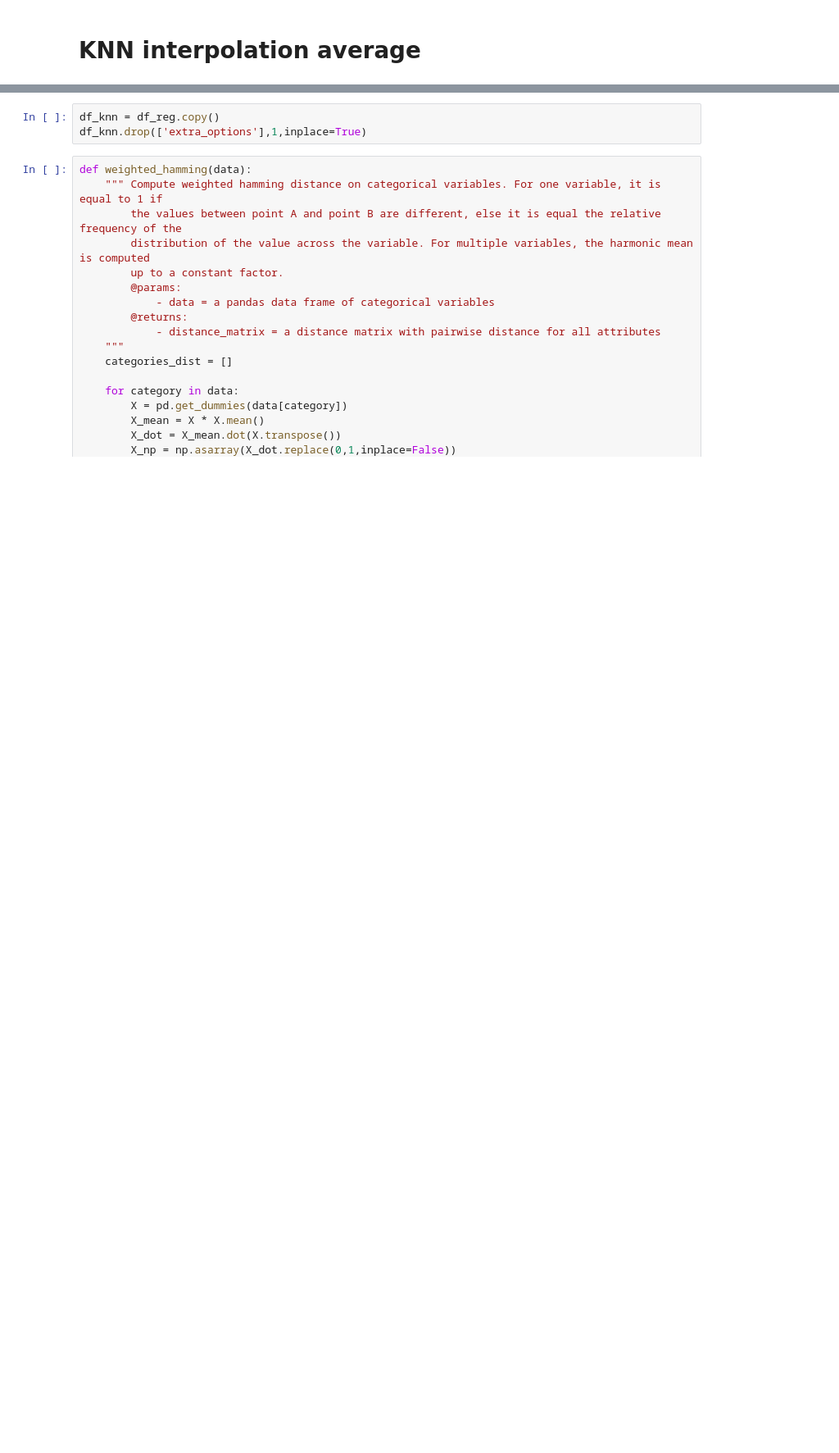
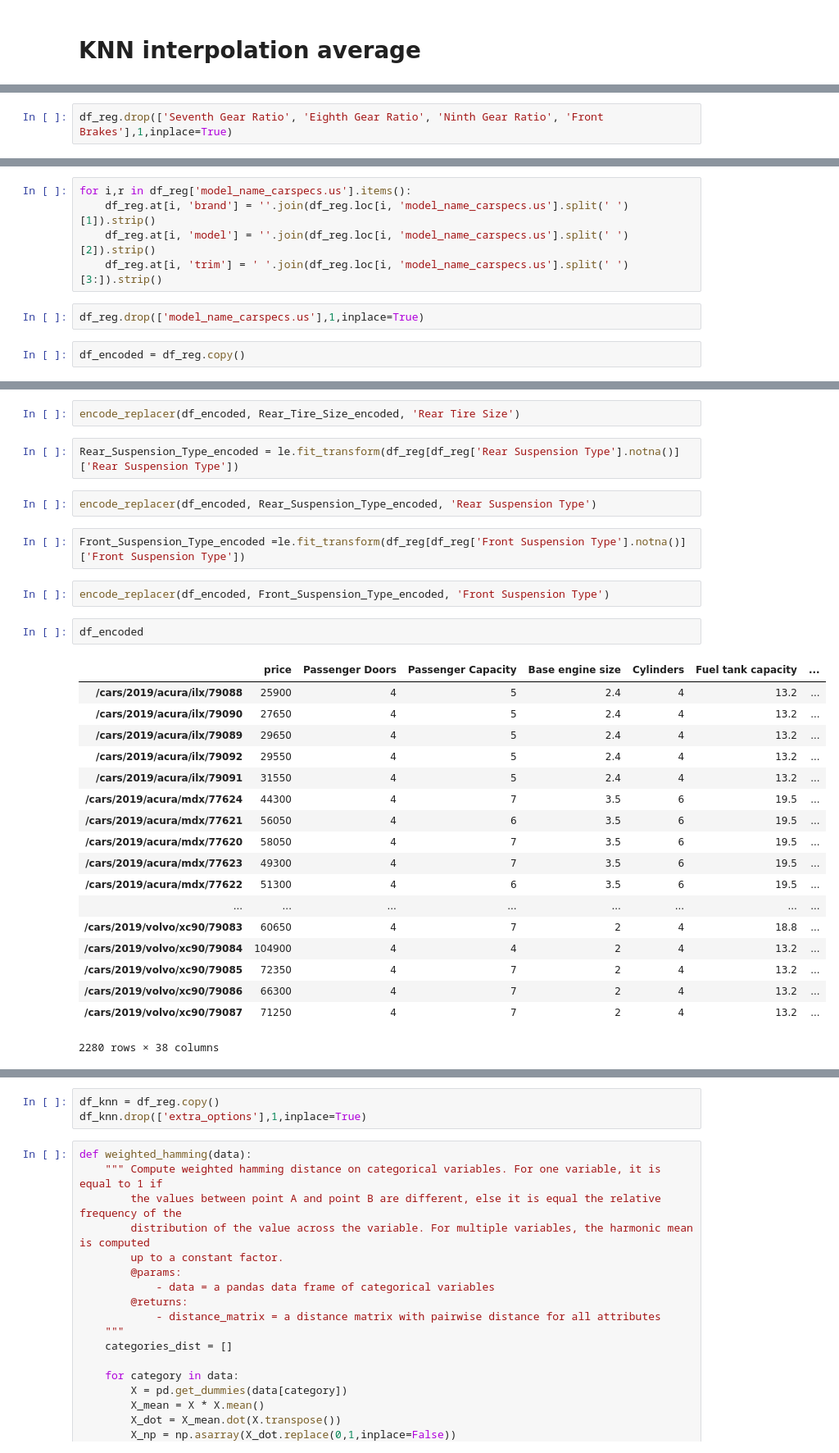
Before and after one commit to oqusous/car_recommendation_, a Jupyter notebook: 01_data_KNN_reg_cla.ipynb, the cells around one changed output, grey strips where cells are left out. Shown at 82% size. Cells and saved outputs as stored; diff of their text form; blank space fills up the shorter version.

```diff
--- a/01_data_KNN_reg_cla.ipynb
+++ b/01_data_KNN_reg_cla.ipynb
@@ -210,0 +756,2 @@ array([[4],
+# %%
+df_reg.drop(['Seventh Gear Ratio', 'Eighth Gear Ratio', 'Ninth Gear Ratio', 'Front Brakes'],1,inplace=True)
@@ -210,0 +790,9 @@ array([[4],
+# %%
+for i,r in df_reg['model_name_carspecs.us'].items():
+    df_reg.at[i, 'brand'] = ''.join(df_reg.loc[i, 'model_name_carspecs.us'].split(' ')[1]).strip()
+    df_reg.at[i, 'model'] = ''.join(df_reg.loc[i, 'model_name_carspecs.us'].split(' ')[2]).strip()
+    df_reg.at[i, 'trim'] = ' '.join(df_reg.loc[i, 'model_name_carspecs.us'].split(' ')[3:]).strip()
+# %%
+df_reg.drop(['model_name_carspecs.us'],1,inplace=True)
+# %%
+df_encoded = df_reg.copy()
@@ -210,0 +838,31 @@ array([[4],
+# %%
+encode_replacer(df_encoded, Rear_Tire_Size_encoded, 'Rear Tire Size')
+# %%
+Rear_Suspension_Type_encoded = le.fit_transform(df_reg[df_reg['Rear Suspension Type'].notna()]['Rear Suspension Type'])
+# %%
+encode_replacer(df_encoded, Rear_Suspension_Type_encoded, 'Rear Suspension Type')
+# %%
+Front_Suspension_Type_encoded =le.fit_transform(df_reg[df_reg['Front Suspension Type'].notna()]['Front Suspension Type'])
+# %%
+encode_replacer(df_encoded, Front_Suspension_Type_encoded, 'Front Suspension Type')
+# %%
+df_encoded
+# %% [output]
+|  | price | Passenger Doors | Passenger Capacity | Base engine size | Cylinders | Fuel tank capacity | ... |
+| /cars/2019/acura/ilx/79088 | 25900 | 4 | 5 | 2.4 | 4 | 13.2 | ... |
+| /cars/2019/acura/ilx/79090 | 27650 | 4 | 5 | 2.4 | 4 | 13.2 | ... |
+| /cars/2019/acura/ilx/79089 | 29650 | 4 | 5 | 2.4 | 4 | 13.2 | ... |
+| /cars/2019/acura/ilx/79092 | 29550 | 4 | 5 | 2.4 | 4 | 13.2 | ... |
+| /cars/2019/acura/ilx/79091 | 31550 | 4 | 5 | 2.4 | 4 | 13.2 | ... |
+| /cars/2019/acura/mdx/77624 | 44300 | 4 | 7 | 3.5 | 6 | 19.5 | ... |
+| /cars/2019/acura/mdx/77621 | 56050 | 4 | 6 | 3.5 | 6 | 19.5 | ... |
+| /cars/2019/acura/mdx/77620 | 58050 | 4 | 7 | 3.5 | 6 | 19.5 | ... |
+| /cars/2019/acura/mdx/77623 | 49300 | 4 | 7 | 3.5 | 6 | 19.5 | ... |
+| /cars/2019/acura/mdx/77622 | 51300 | 4 | 6 | 3.5 | 6 | 19.5 | ... |
+| ... | ... | ... | ... | ... | ... | ... | ... |
+| /cars/2019/volvo/xc90/79083 | 60650 | 4 | 7 | 2 | 4 | 18.8 | ... |
+| /cars/2019/volvo/xc90/79084 | 104900 | 4 | 4 | 2 | 4 | 13.2 | ... |
+| /cars/2019/volvo/xc90/79085 | 72350 | 4 | 7 | 2 | 4 | 13.2 | ... |
+| /cars/2019/volvo/xc90/79086 | 66300 | 4 | 7 | 2 | 4 | 13.2 | ... |
+| /cars/2019/volvo/xc90/79087 | 71250 | 4 | 7 | 2 | 4 | 13.2 | ... |
+2280 rows × 38 columns
```
Also changed, not shown: parts of 186 cells of this notebook, 1 other file.
